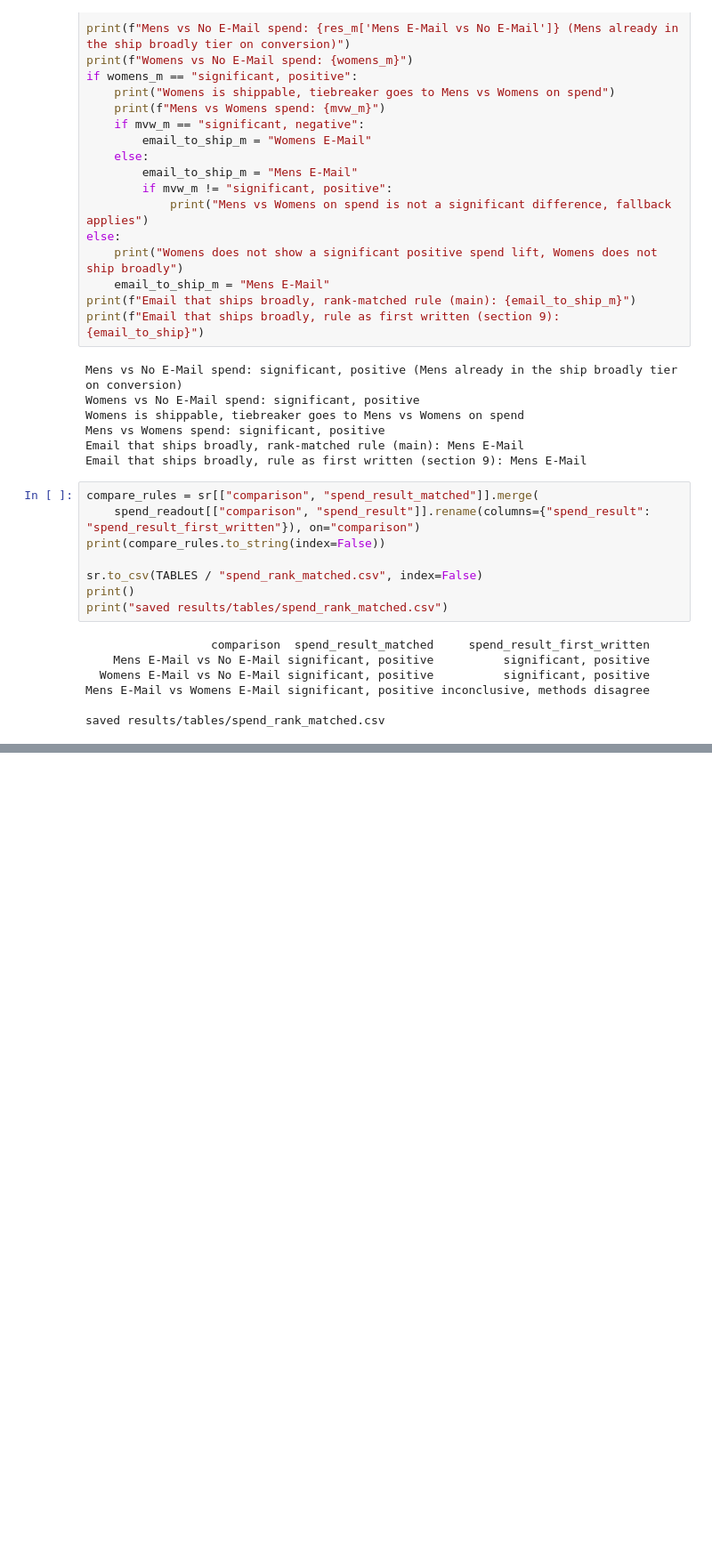
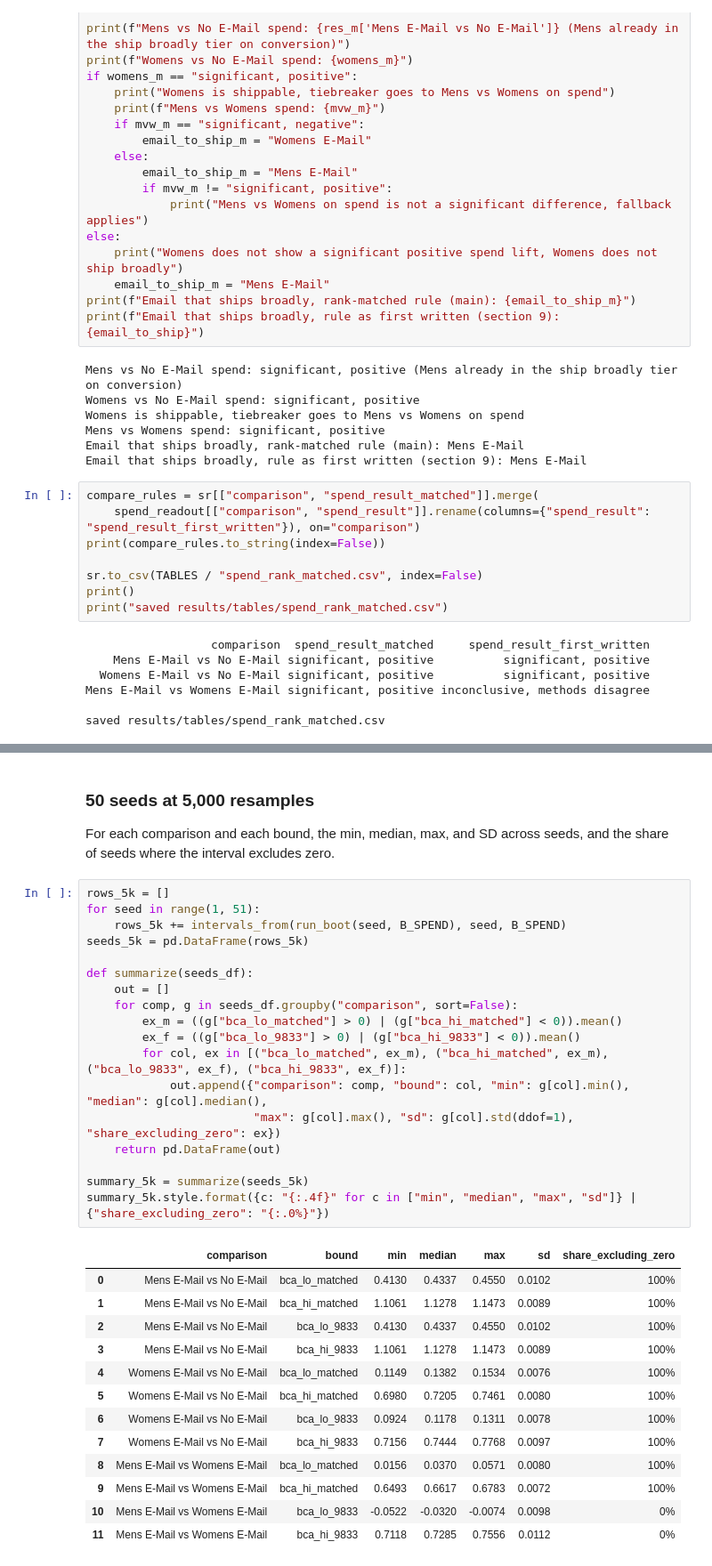
Before and after one commit to luisesparza3347/ab-testing-experiments, a Jupyter notebook: notebooks/02_primary_readout.ipynb, the cells around one changed output, grey strips where cells are left out. Shown at 89% size. Saved outputs shown, nothing was run; the diff lists cells and outputs as text; blank space fills up the shorter version.

```diff
--- a/notebooks/02_primary_readout.ipynb
+++ b/notebooks/02_primary_readout.ipynb
@@ -759,0 +823,36 @@ saved results/tables/spend_rank_matched.csv
+# %% [markdown]
+### 50 seeds at 5,000 resamples
+
+For each comparison and each bound, the min, median, max, and SD across seeds, and the share of seeds where the interval excludes zero.
+# %%
+rows_5k = []
+for seed in range(1, 51):
+    rows_5k += intervals_from(run_boot(seed, B_SPEND), seed, B_SPEND)
+seeds_5k = pd.DataFrame(rows_5k)
+
+def summarize(seeds_df):
+    out = []
+    for comp, g in seeds_df.groupby("comparison", sort=False):
+        ex_m = ((g["bca_lo_matched"] > 0) | (g["bca_hi_matched"] < 0)).mean()
+        ex_f = ((g["bca_lo_9833"] > 0) | (g["bca_hi_9833"] < 0)).mean()
+        for col, ex in [("bca_lo_matched", ex_m), ("bca_hi_matched", ex_m), ("bca_lo_9833", ex_f), ("bca_hi_9833", ex_f)]:
+            out.append({"comparison": comp, "bound": col, "min": g[col].min(), "median": g[col].median(),
+                        "max": g[col].max(), "sd": g[col].std(ddof=1), "share_excluding_zero": ex})
+    return pd.DataFrame(out)
+
+summary_5k = summarize(seeds_5k)
+summary_5k.style.format({c: "{:.4f}" for c in ["min", "median", "max", "sd"]} | {"share_excluding_zero": "{:.0%}"})
+# %% [output]
+|  | comparison | bound | min | median | max | sd | share_excluding_zero |
+| 0 | Mens E-Mail vs No E-Mail | bca_lo_matched | 0.4130 | 0.4337 | 0.4550 | 0.0102 | 100% |
+| 1 | Mens E-Mail vs No E-Mail | bca_hi_matched | 1.1061 | 1.1278 | 1.1473 | 0.0089 | 100% |
+| 2 | Mens E-Mail vs No E-Mail | bca_lo_9833 | 0.4130 | 0.4337 | 0.4550 | 0.0102 | 100% |
+| 3 | Mens E-Mail vs No E-Mail | bca_hi_9833 | 1.1061 | 1.1278 | 1.1473 | 0.0089 | 100% |
+| 4 | Womens E-Mail vs No E-Mail | bca_lo_matched | 0.1149 | 0.1382 | 0.1534 | 0.0076 | 100% |
+| 5 | Womens E-Mail vs No E-Mail | bca_hi_matched | 0.6980 | 0.7205 | 0.7461 | 0.0080 | 100% |
+| 6 | Womens E-Mail vs No E-Mail | bca_lo_9833 | 0.0924 | 0.1178 | 0.1311 | 0.0078 | 100% |
+| 7 | Womens E-Mail vs No E-Mail | bca_hi_9833 | 0.7156 | 0.7444 | 0.7768 | 0.0097 | 100% |
+| 8 | Mens E-Mail vs Womens E-Mail | bca_lo_matched | 0.0156 | 0.0370 | 0.0571 | 0.0080 | 100% |
+| 9 | Mens E-Mail vs Womens E-Mail | bca_hi_matched | 0.6493 | 0.6617 | 0.6783 | 0.0072 | 100% |
+| 10 | Mens E-Mail vs Womens E-Mail | bca_lo_9833 | -0.0522 | -0.0320 | -0.0074 | 0.0098 | 0% |
+| 11 | Mens E-Mail vs Womens E-Mail | bca_hi_9833 | 0.7118 | 0.7285 | 0.7556 | 0.0112 | 0% |
```
Also changed, not shown: parts of 14 cells of this notebook, 5 other files.
